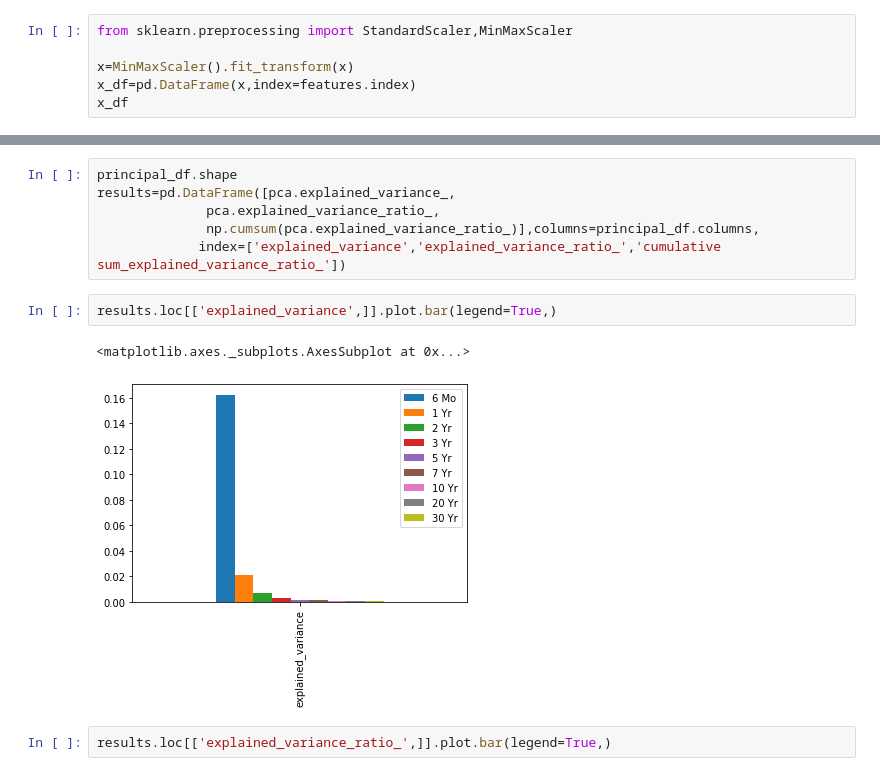
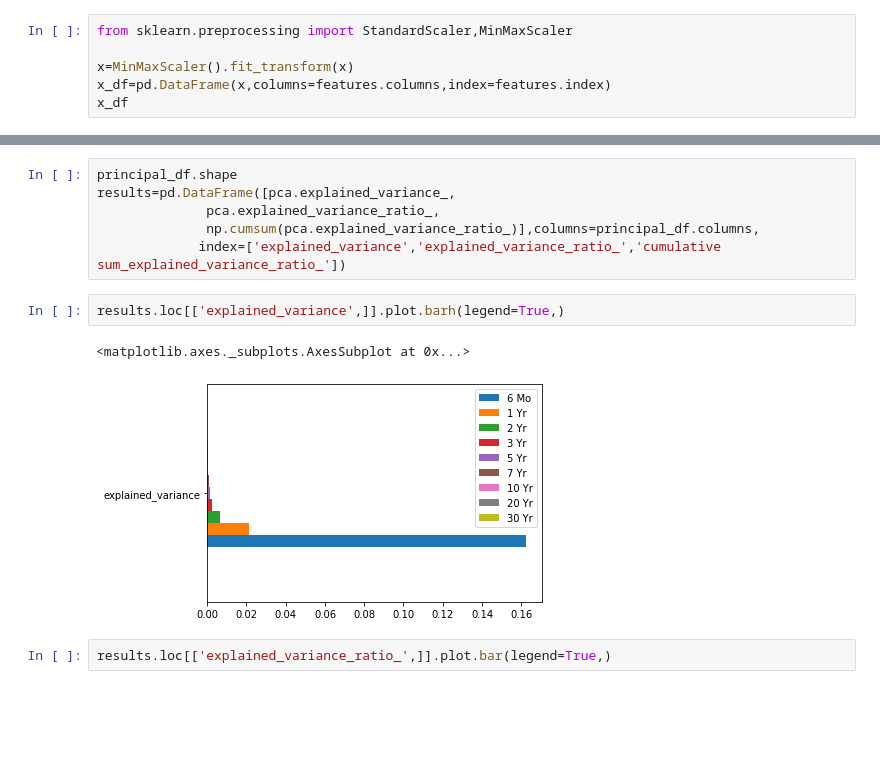
Before and after one commit to AMAYadav/PROJECTS-, a Jupyter notebook: market_risk_01_pca.ipynb, the cells around one changed output, grey strips where cells are left out. Saved outputs shown, nothing was run; the diff lists cells and outputs as text; blank space fills up the shorter version.

```diff
--- a/market_risk_01_pca.ipynb
+++ b/market_risk_01_pca.ipynb
@@ -89,6 +99,6 @@ x2=x
 from sklearn.preprocessing import StandardScaler,MinMaxScaler
 
 x=MinMaxScaler().fit_transform(x)
-x_df=pd.DataFrame(x,index=features.index)
+x_df=pd.DataFrame(x,columns=features.columns,index=features.index)
 x_df
 # %% [output]
@@ -138,10 +145,10 @@ results=pd.DataFrame([pca.explained_variance_,
               np.cumsum(pca.explained_variance_ratio_)],columns=principal_df.columns,
              index=['explained_variance','explained_variance_ratio_','cumulative sum_explained_variance_ratio_'])
 # %%
-results.loc[['explained_variance',]].plot.bar(legend=True,)
+results.loc[['explained_variance',]].plot.barh(legend=True,)
 # %% [output]
 <matplotlib.axes._subplots.AxesSubplot at 0x...>
-[figure, old version]
+[figure, new version]
 # %%
 results.loc[['explained_variance_ratio_',]].plot.bar(legend=True,)
 # %% [output]
```
Also changed, not shown: parts of 6 cells of this notebook.
